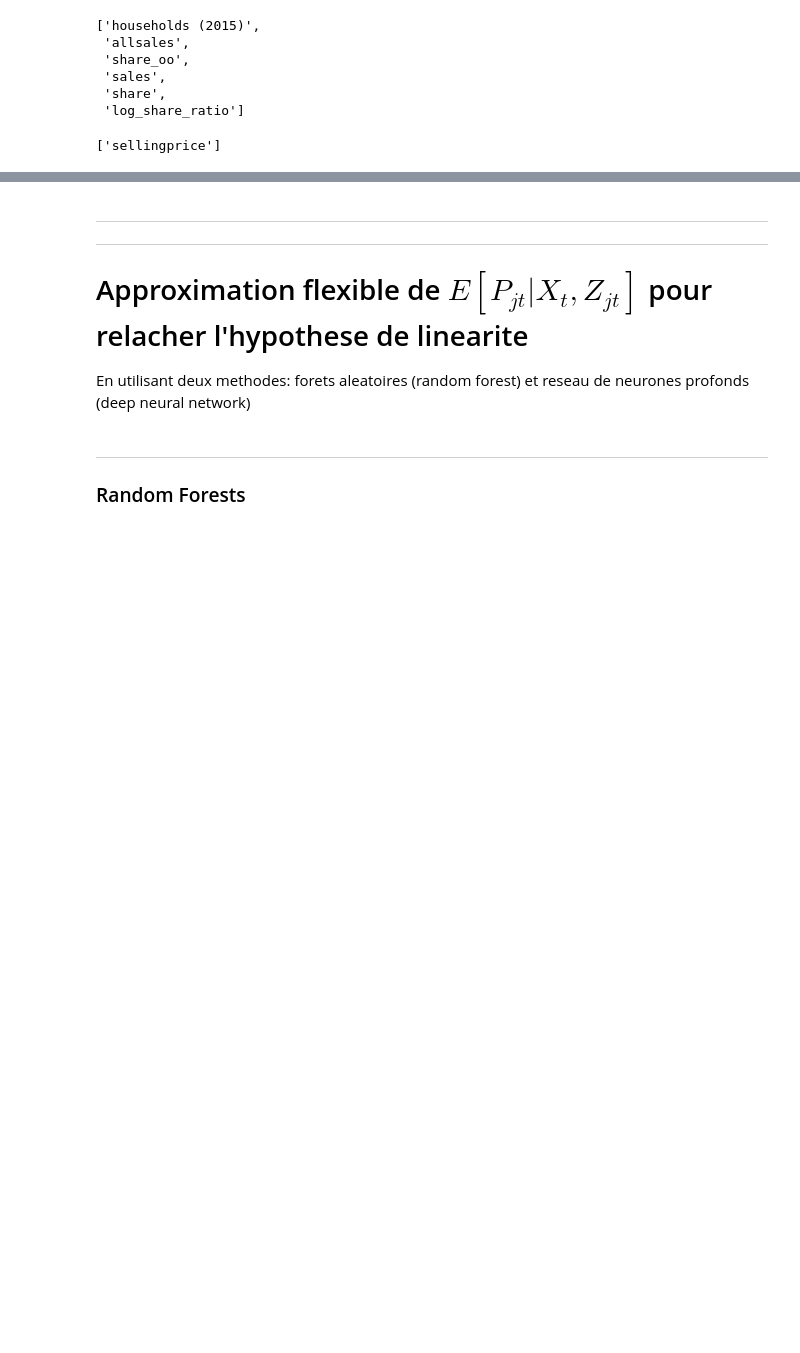
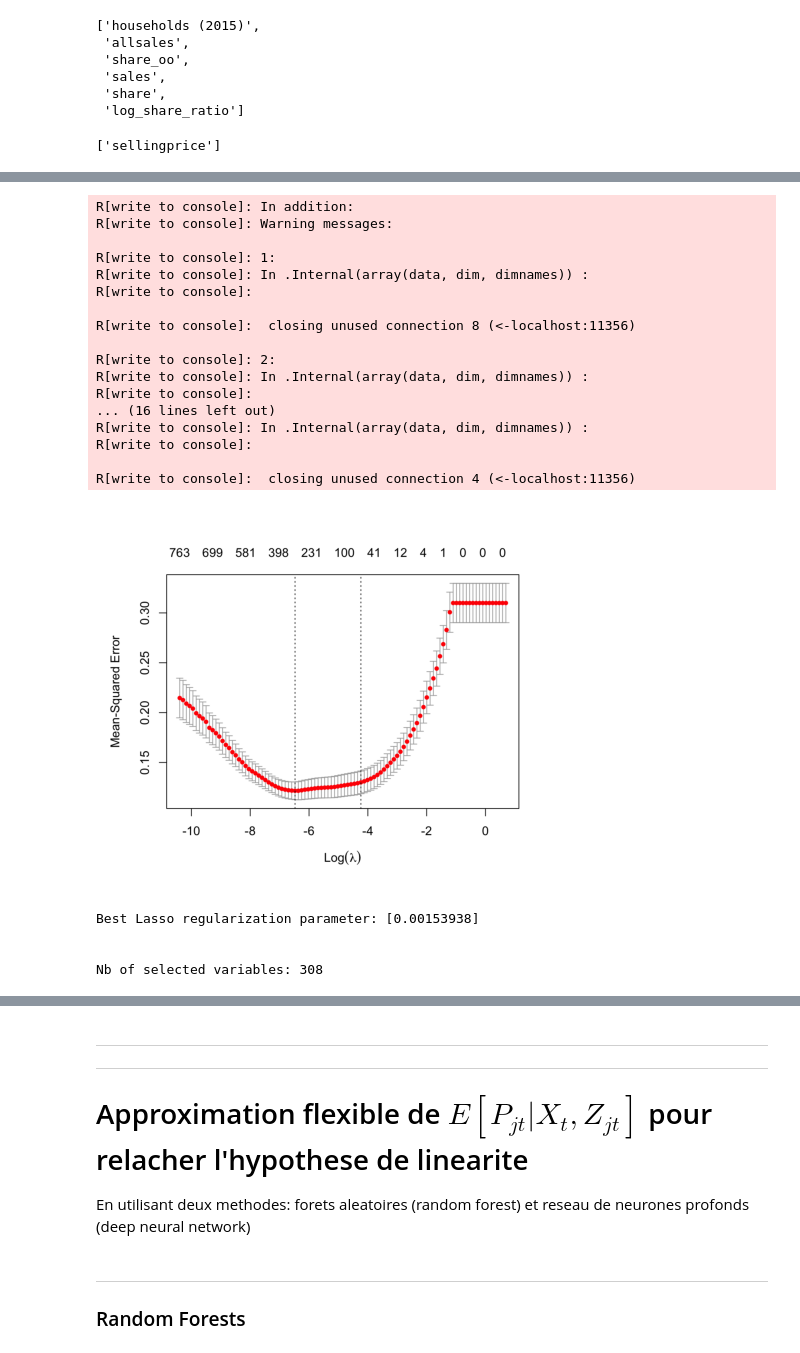
Before and after one commit to raphaelzerbato/AI_Workshop, a Jupyter notebook: car_analysis.ipynb, the cells around one changed output, grey strips where cells are left out. Cells and saved outputs as stored; diff of their text form; code cells hidden in the pictures; blank space fills up the shorter version.

```diff
--- a/car_analysis.ipynb
+++ b/car_analysis.ipynb
@@ -303,0 +358,8 @@ Loaded glmnet 4.1-8
+# %%
+import matplotlib.pyplot as plt
+import matplotlib.image as mpimg
+
+img = mpimg.imread('cv_fit_plot.png')
+plt.imshow(img)
+plt.axis('off')
+plt.show()
@@ -369,0 +556,35 @@ price_pred_test <- predict(cv_fit, newx = as.matrix(explan_data_test), s = lambd
+# %%
+# CV Lasso regression with R glmnet
+
+lambda_chosen,  coefs, Y_train_pred, Y_test_pred = CV_Lasso_from_R_glmnet(
+    X_train, X_test, Y_train, Y_test, scale_penality = False, nb_cores=5
+)
+
+print(f"\nBest Lasso regularization parameter: {lambda_chosen}\n")
+
+print(f"\nNb of selected variables: {(coefs!=0).sum().iloc[0]-1}\n")
+
+plot_true_predicted(Y_test, Y_test_pred, VarName=Y_train.name)
+# %% [output]
+R[write to console]: In addition:
+R[write to console]: Warning messages:
+
+R[write to console]: 1:
+R[write to console]: In .Internal(array(data, dim, dimnames)) :
+R[write to console]:
+
+R[write to console]:  closing unused connection 8 (<-localhost:11356)
+
+R[write to console]: 2:
+R[write to console]: In .Internal(array(data, dim, dimnames)) :
+R[write to console]:
+... (16 lines left out)
+R[write to console]: In .Internal(array(data, dim, dimnames)) :
+R[write to console]:
+
+R[write to console]:  closing unused connection 4 (<-localhost:11356)
+[figure, added]
+Best Lasso regularization parameter: [0.00153938]
+
+
+Nb of selected variables: 308
```
Also changed, not shown: parts of 69 cells of this notebook, 2 other files.
